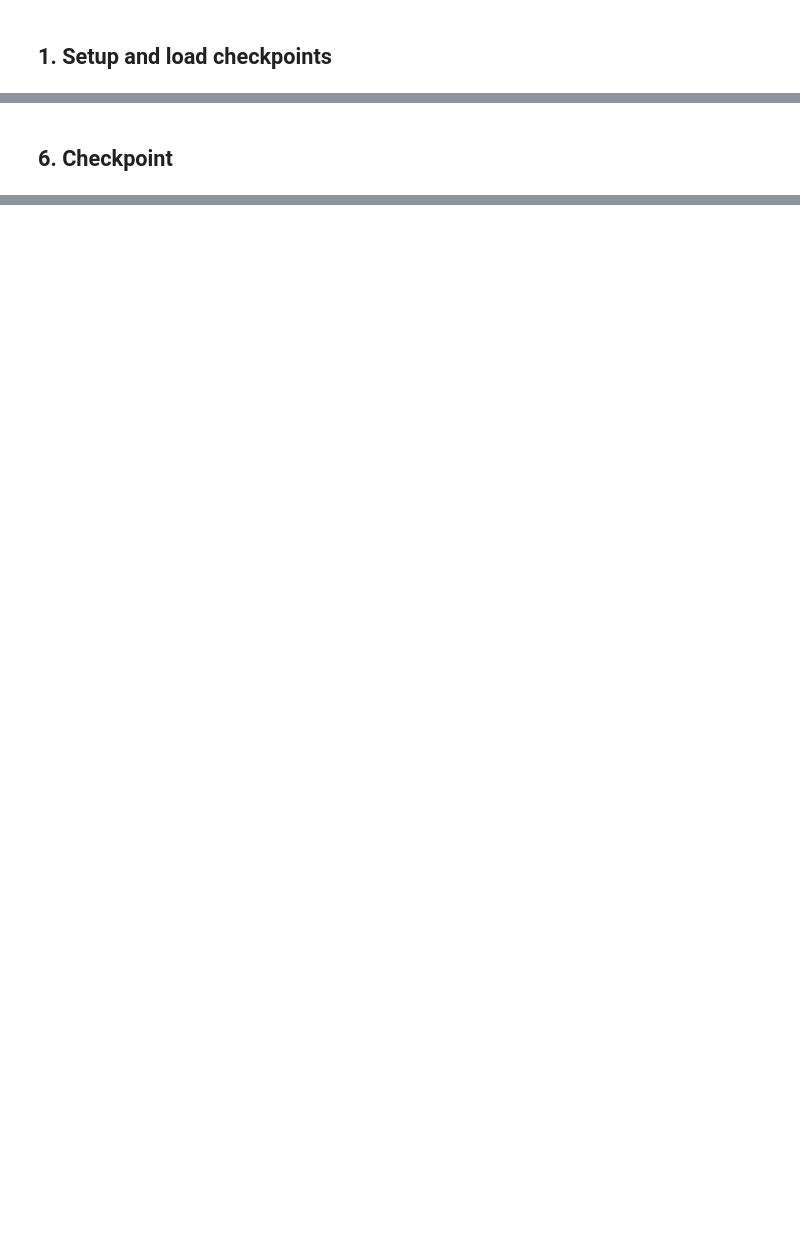
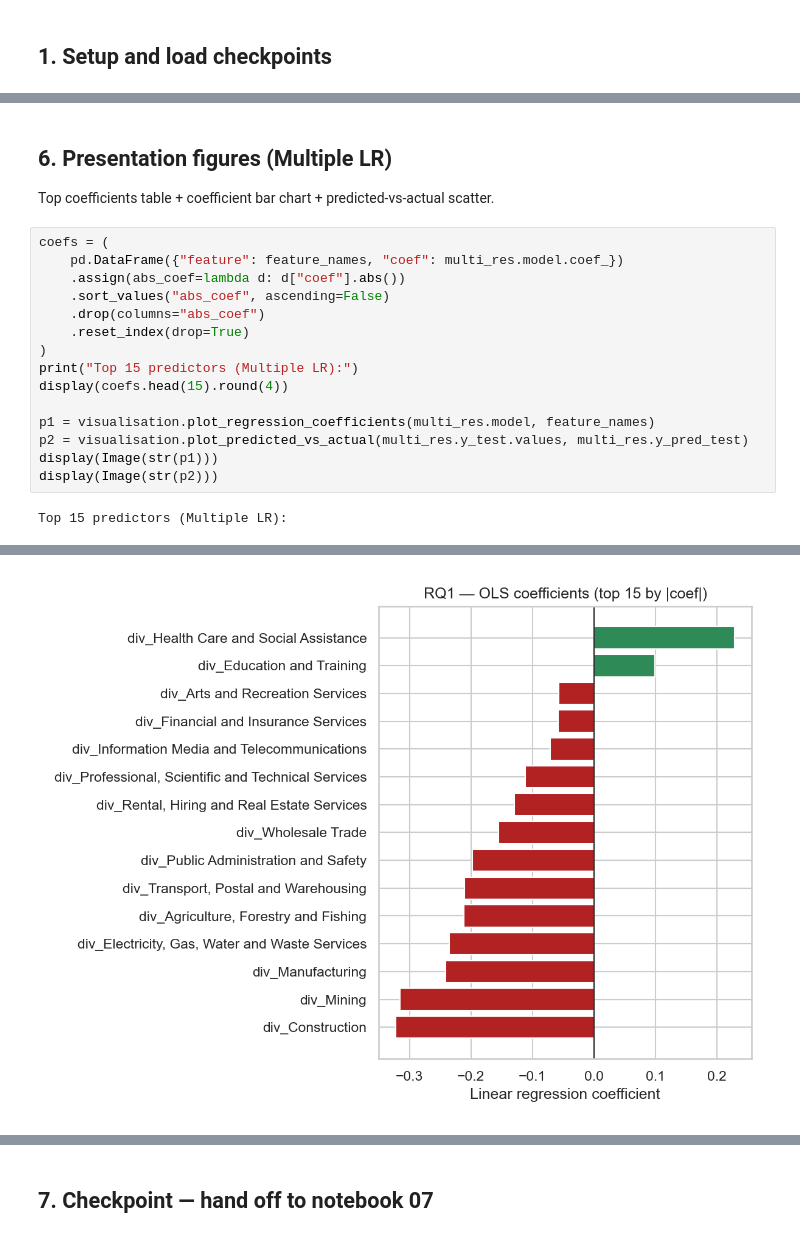
Before and after one commit to shahsandesh30/PRT564-WGEA-gender-equality, a Jupyter notebook: notebooks/05_regression.ipynb, the cells around one changed output, grey strips where cells are left out. Cells and saved outputs as stored; diff of their text form; blank space fills up the shorter version.

```diff
--- a/notebooks/05_regression.ipynb
+++ b/notebooks/05_regression.ipynb
@@ -131,2 +135,21 @@ display(Image(str(p2)))
-# %% [markdown]
-## 6. Checkpoint
+# %% [markdown]
+## 6. Presentation figures (Multiple LR)
+
+Top coefficients table + coefficient bar chart + predicted-vs-actual scatter.
+# %%
+coefs = (
+    pd.DataFrame({"feature": feature_names, "coef": multi_res.model.coef_})
+    .assign(abs_coef=lambda d: d["coef"].abs())
+    .sort_values("abs_coef", ascending=False)
+    .drop(columns="abs_coef")
+    .reset_index(drop=True)
+)
+print("Top 15 predictors (Multiple LR):")
+display(coefs.head(15).round(4))
+
+p1 = visualisation.plot_regression_coefficients(multi_res.model, feature_names)
+p2 = visualisation.plot_predicted_vs_actual(multi_res.y_test.values, multi_res.y_pred_test)
+display(Image(str(p1)))
+display(Image(str(p2)))
+# %% [output]
+Top 15 predictors (Multiple LR):
@@ -132,0 +174 @@ display(Image(str(p2)))
+[figure, added]
@@ -132,0 +176,2 @@ display(Image(str(p2)))
+# %% [markdown]
+## 7. Checkpoint — hand off to notebook 07
```
Also changed, not shown: parts of 19 cells of this notebook, 7 other files.
